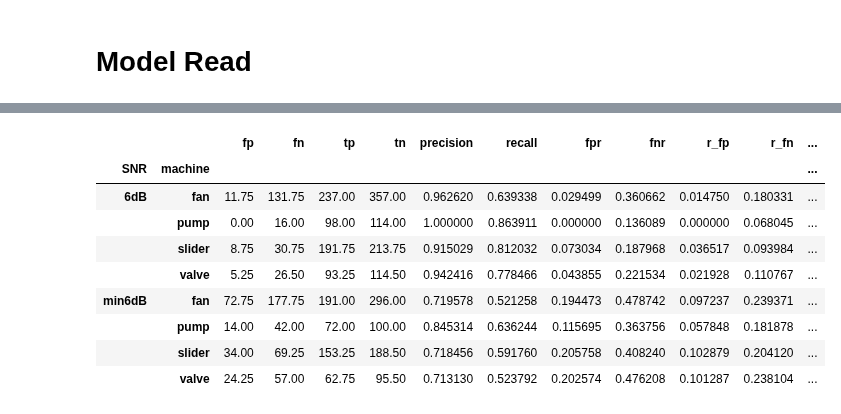
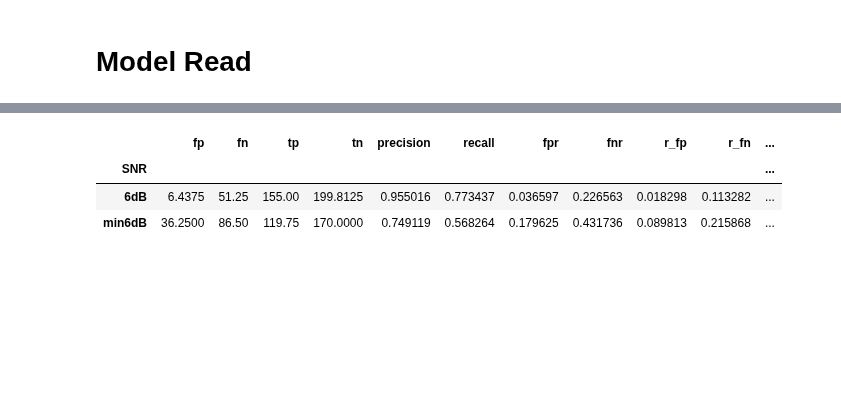
Before and after one commit to BA-HanseML/NF_Prj_MIMII_Dataset, a Jupyter notebook: modeling/ensemble/ensemble_evaluating.ipynb, the cells around one changed output, grey strips where cells are left out. Saved outputs shown, nothing was run; the diff lists cells and outputs as text; code cells hidden in the pictures; blank space fills up the shorter version.

```diff
--- a/modeling/ensemble/ensemble_evaluating.ipynb
+++ b/modeling/ensemble/ensemble_evaluating.ipynb
@@ -113,15 +113,9 @@ for ensemble_key, ensemble in ensemble_dfs.items():
         cols.append('score_'+pipe.model.name+pipe.task['feat_col'])
     results = results.append(pd.DataFrame(data=[data], columns=cols, index=[ensemble_key]))
 # %%
-results.groupby(by=['SNR','machine']).mean()
+results.groupby(by=['SNR']).mean()
 # %% [output]
-|  |  | fp | fn | tp | tn | precision | recall | fpr | fnr | r_fp | r_fn | ... |
-| SNR | machine |  |  |  |  |  |  |  |  |  |  | ... |
-| 6dB | fan | 11.75 | 131.75 | 237.00 | 357.00 | 0.962620 | 0.639338 | 0.029499 | 0.360662 | 0.014750 | 0.180331 | ... |
-|  | pump | 0.00 | 16.00 | 98.00 | 114.00 | 1.000000 | 0.863911 | 0.000000 | 0.136089 | 0.000000 | 0.068045 | ... |
-|  | slider | 8.75 | 30.75 | 191.75 | 213.75 | 0.915029 | 0.812032 | 0.073034 | 0.187968 | 0.036517 | 0.093984 | ... |
-|  | valve | 5.25 | 26.50 | 93.25 | 114.50 | 0.942416 | 0.778466 | 0.043855 | 0.221534 | 0.021928 | 0.110767 | ... |
-| min6dB | fan | 72.75 | 177.75 | 191.00 | 296.00 | 0.719578 | 0.521258 | 0.194473 | 0.478742 | 0.097237 | 0.239371 | ... |
-|  | pump | 14.00 | 42.00 | 72.00 | 100.00 | 0.845314 | 0.636244 | 0.115695 | 0.363756 | 0.057848 | 0.181878 | ... |
-|  | slider | 34.00 | 69.25 | 153.25 | 188.50 | 0.718456 | 0.591760 | 0.205758 | 0.408240 | 0.102879 | 0.204120 | ... |
-|  | valve | 24.25 | 57.00 | 62.75 | 95.50 | 0.713130 | 0.523792 | 0.202574 | 0.476208 | 0.101287 | 0.238104 | ... |
+|  | fp | fn | tp | tn | precision | recall | fpr | fnr | r_fp | r_fn | ... |
+| SNR |  |  |  |  |  |  |  |  |  |  | ... |
+| 6dB | 6.4375 | 51.25 | 155.00 | 199.8125 | 0.955016 | 0.773437 | 0.036597 | 0.226563 | 0.018298 | 0.113282 | ... |
+| min6dB | 36.2500 | 86.50 | 119.75 | 170.0000 | 0.749119 | 0.568264 | 0.179625 | 0.431736 | 0.089813 | 0.215868 | ... |
```
Also changed, not shown: parts of 1 cell of this notebook, 2 other files.
